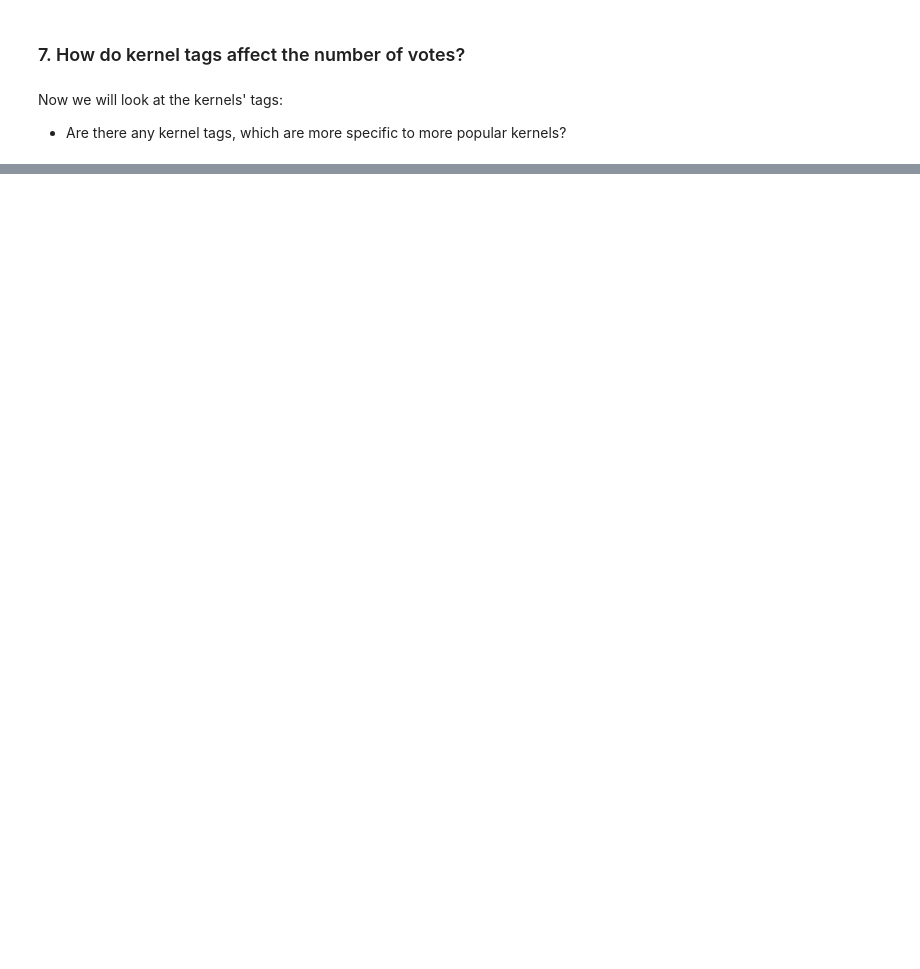
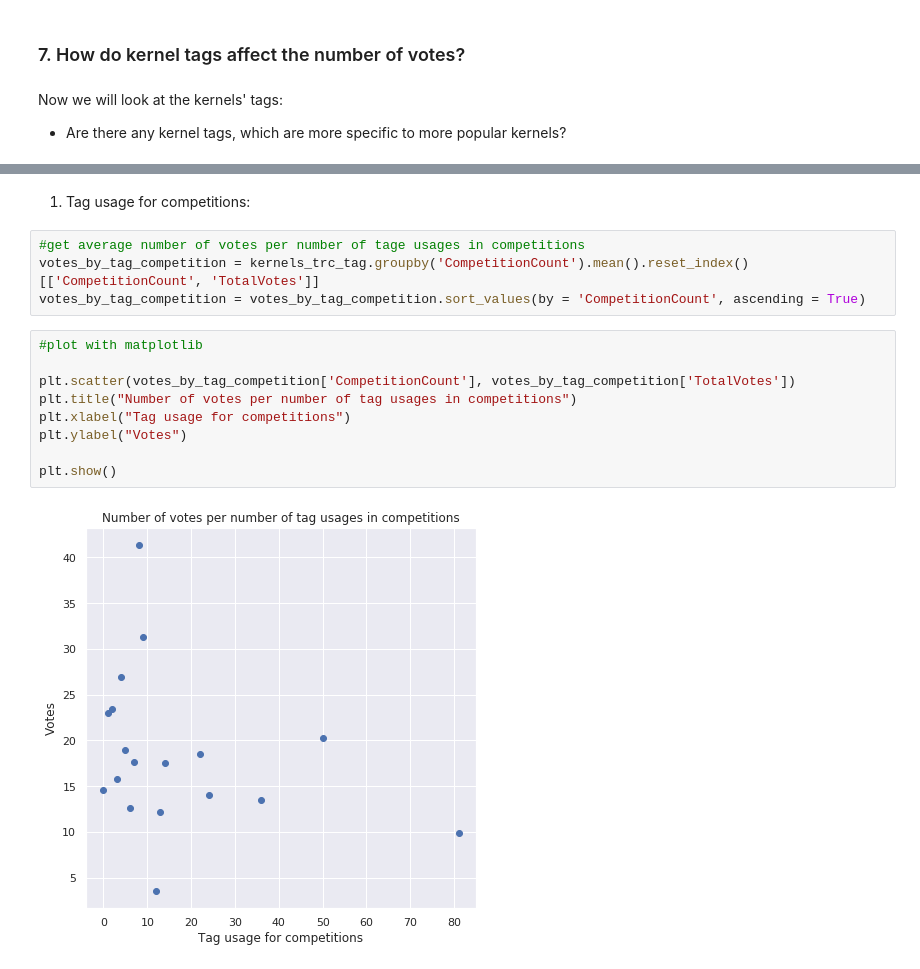
Before and after one commit to Lexie88rus/kaggle_kernel_votes_analysis, a Jupyter notebook: How to get upvotes for a kernel on Kaggle.ipynb, the cells around one changed output, grey strips where cells are left out. Drawn from its saved outputs; the diff is of its cells as text; blank space fills up the shorter version.

```diff
--- a/How to get upvotes for a kernel on Kaggle.ipynb
+++ b/How to get upvotes for a kernel on Kaggle.ipynb
@@ -594,0 +725,17 @@ Now we will look at the kernels' tags:
+# %% [markdown]
+1. Tag usage for competitions:
+# %%
+#get average number of votes per number of tage usages in competitions
+votes_by_tag_competition = kernels_trc_tag.groupby('CompetitionCount').mean().reset_index()[['CompetitionCount', 'TotalVotes']]
+votes_by_tag_competition = votes_by_tag_competition.sort_values(by = 'CompetitionCount', ascending = True)
+# %%
+#plot with matplotlib
+
+plt.scatter(votes_by_tag_competition['CompetitionCount'], votes_by_tag_competition['TotalVotes'])
+plt.title("Number of votes per number of tag usages in competitions")
+plt.xlabel("Tag usage for competitions")
+plt.ylabel("Votes")
+
+plt.show()
+# %% [output]
+[figure, added]
```
Also changed, not shown: parts of 31 cells of this notebook.
